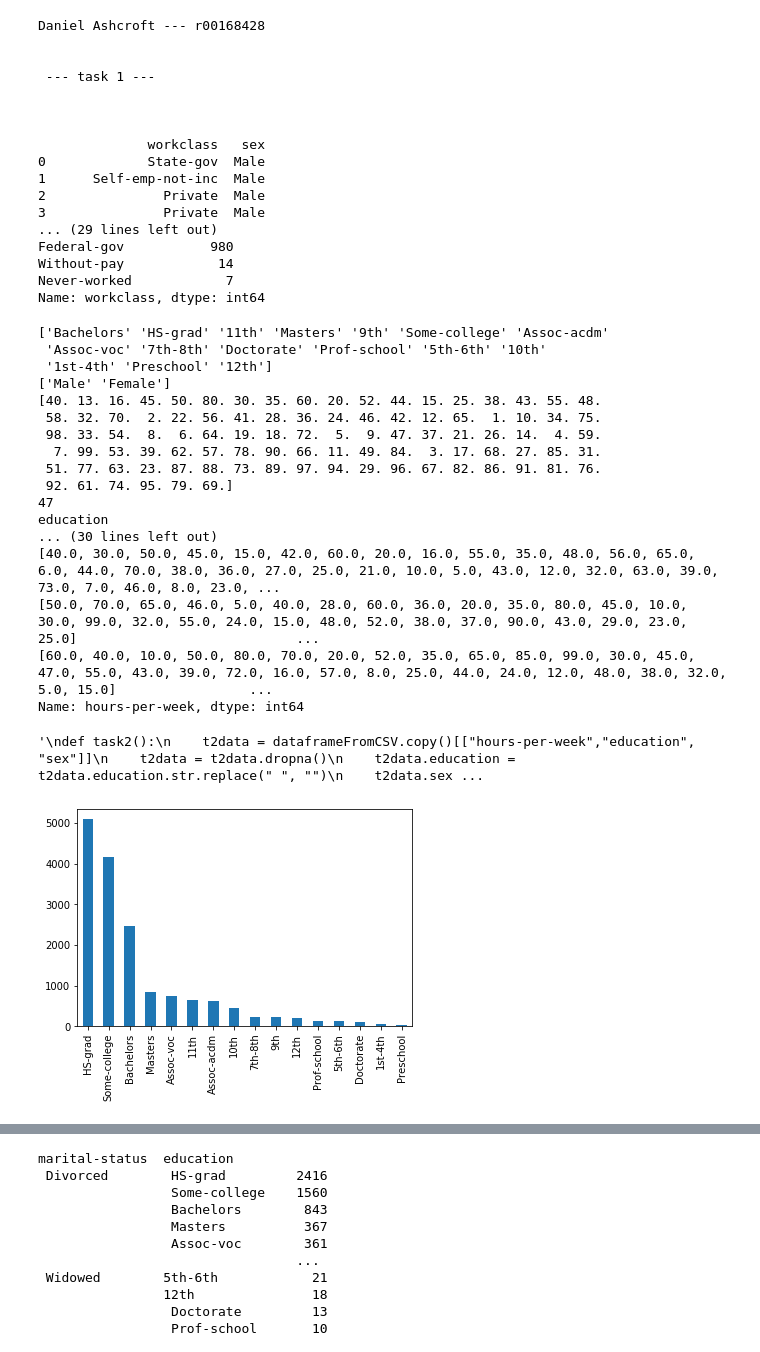
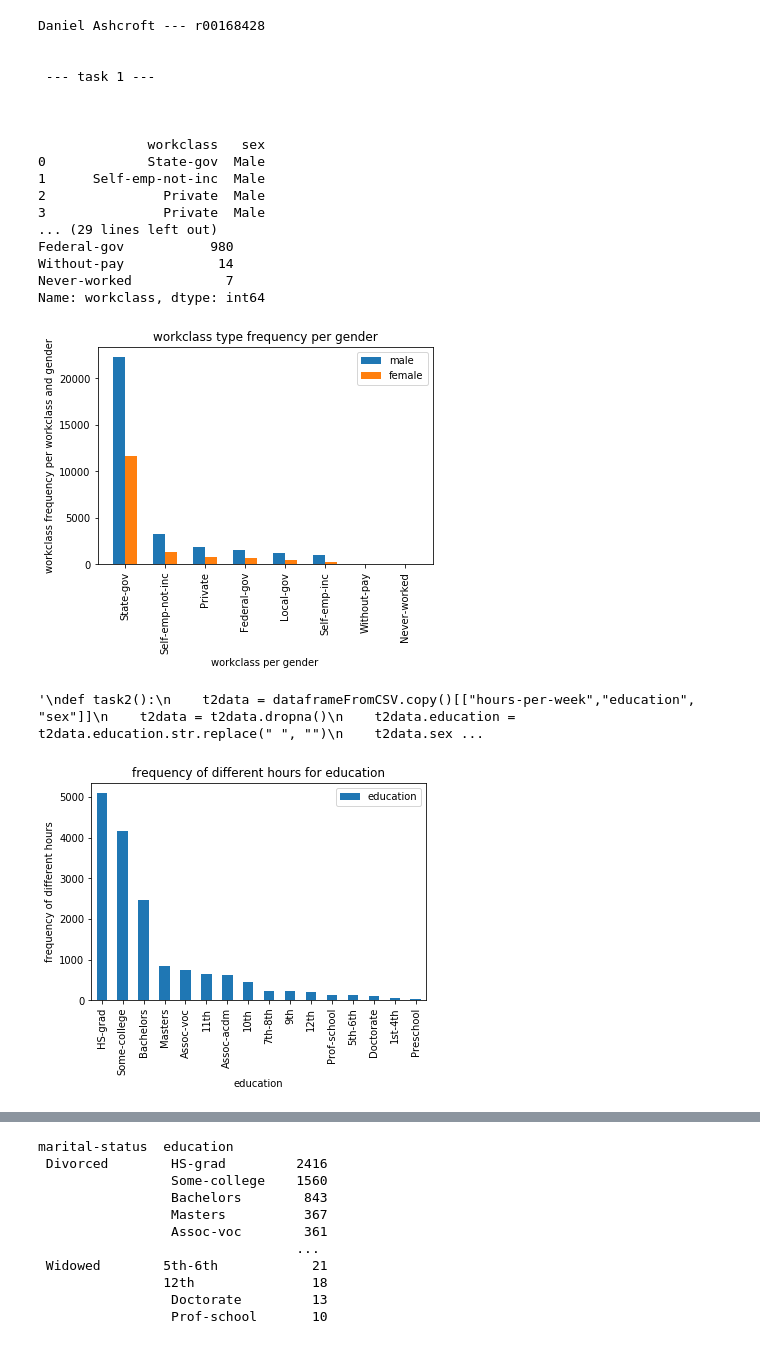
Before and after one commit to DandDevy/dataAnalyticsProject1, a Jupyter notebook: project.ipynb, the cells around one changed output, grey strips where cells are left out. Cells and saved outputs as stored; diff of their text form; code cells hidden in the pictures.

```diff
--- a/project.ipynb
+++ b/project.ipynb
@@ -26,6 +26,9 @@ WORK_PLACE_VALUE_TYPE = []
 
 print("Daniel Ashcroft --- r00168428")
 def task1():
+    """
+    This is a bar chart representing the workclass freqency per workclass per gender
+    """
     print("\n\n --- task 1 ---\n\n\n")
 
     data = dataframeFromCSV.copy()[["workclass", "sex"]]
@@ -99,24 +102,32 @@ Federal-gov           980
 Without-pay            14
 Never-worked            7
 Name: workclass, dtype: int64
+[figure, added]
 # %%
 def task2():
+    """
+    This is a bar chart for the different frequencies of hours for each education
+    """
     t2data = dataframeFromCSV.copy()[["hours-per-week","education", "sex"]]
     t2data = t2data.dropna()
     t2data.education = t2data.education.str.replace(" ", "")
     t2data.sex = t2data.sex.str.replace(" ", "")
-    print(t2data.education.unique())
-    print(t2data.sex.unique())
-    print(t2data["hours-per-week"].unique())
+#     print(t2data.education.unique())
+#     print(t2data.sex.unique())
+#     print(t2data["hours-per-week"].unique())
     t2data = t2data[t2data["sex"] != "Male"]
 #     print(t2data["hours-per-week"].value_counts())
     t2edu_Masters = t2data[t2data["education"] == "Masters"]
-    print(len(t2edu_Masters["hours-per-week"].unique()))
+#     print(len(t2edu_Masters["hours-per-week"].unique()))
     t2data_grped_edu = t2data.groupby(["education"])
-    print(t2data_grped_edu["hours-per-week"].unique())
-    print(t2data_grped_edu["hours-per-week"].unique().value_counts())
-
+#     print(t2data_grped_edu["hours-per-week"].unique())
+#     print(t2data_grped_edu["hours-per-week"].unique().value_counts())
+    fig, ax = plt.subplots()
     t2data["education"].value_counts().plot(kind='bar')
+    ax.set_xlabel('education')
+    ax.set_ylabel('frequency of different hours')
+    ax.set_title('frequency of different hours for education')
+    ax.legend(["education"])
 #     print(t2data)
 #     t2data2 = t2data.dropna()
 #     print(t2data.head(32562))
@@ -167,51 +178,34 @@ def task2():
 #     print(t2data_grped_edu["hours-per-week"].unique().count())
 #     print(t2data_grped_edu["hours-per-week"].unique().count())
 
     t2data_grped_edu["hours-per-week"].value_counts().plot()
     t2data["education"].value_counts().plot(kind='bar')
 #     print(t2data)
 #     t2data2 = t2data.dropna()
 #     print(t2data.head(32562))
 #     print(t2data.columns)
 #     print(t2data.head(3))
 #     t2data3 = t2data.drop(0)
 #     print(t2data3.head(3))
 #     for i in range(len(t2data["hours-per-week"])):
 #         value = t2data["education"][i]
 #         if type(value) !=str:
 #             t2data2 = t2data.drop(i)
 # #             del t2data[i]
 #     print(t2data2.head(32562))
 #     df = t2data2.groupby(["education","sex"])
 
 # #     df.drop(32561)
 #     print("df.head(32562):\n",df.head(32562))
 #     plt.plot(t2data2["hours-per-week"],t2data2["sex"])
 #     df.plot()
 #     print(t2data)
 
 
 task2()
 """
 # %% [output]
-['Bachelors' 'HS-grad' '11th' 'Masters' '9th' 'Some-college' 'Assoc-acdm'
- 'Assoc-voc' '7th-8th' 'Doctorate' 'Prof-school' '5th-6th' '10th'
- '1st-4th' 'Preschool' '12th']
-['Male' 'Female']
-[40. 13. 16. 45. 50. 80. 30. 35. 60. 20. 52. 44. 15. 25. 38. 43. 55. 48.
- 58. 32. 70.  2. 22. 56. 41. 28. 36. 24. 46. 42. 12. 65.  1. 10. 34. 75.
- 98. 33. 54.  8.  6. 64. 19. 18. 72.  5.  9. 47. 37. 21. 26. 14.  4. 59.
-  7. 99. 53. 39. 62. 57. 78. 90. 66. 11. 49. 84.  3. 17. 68. 27. 85. 31.
- 51. 77. 63. 23. 87. 88. 73. 89. 97. 94. 29. 96. 67. 82. 86. 91. 81. 76.
- 92. 61. 74. 95. 79. 69.]
-47
-education
-... (30 lines left out)
-[40.0, 30.0, 50.0, 45.0, 15.0, 42.0, 60.0, 20.0, 16.0, 55.0, 35.0, 48.0, 56.0, 65.0, 6.0, 44.0, 70.0, 38.0, 36.0, 27.0, 25.0, 21.0, 10.0, 5.0, 43.0, 12.0, 32.0, 63.0, 39.0, 73.0, 7.0, 46.0, 8.0, 23.0, ...
-[50.0, 70.0, 65.0, 46.0, 5.0, 40.0, 28.0, 60.0, 36.0, 20.0, 35.0, 80.0, 45.0, 10.0, 30.0, 99.0, 32.0, 55.0, 24.0, 15.0, 48.0, 52.0, 38.0, 37.0, 90.0, 43.0, 29.0, 23.0, 25.0]                            ...
-[60.0, 40.0, 10.0, 50.0, 80.0, 70.0, 20.0, 52.0, 35.0, 65.0, 85.0, 99.0, 30.0, 45.0, 47.0, 55.0, 43.0, 39.0, 72.0, 16.0, 57.0, 8.0, 25.0, 44.0, 24.0, 12.0, 48.0, 38.0, 32.0, 5.0, 15.0]                 ...
-Name: hours-per-week, dtype: int64
+'\ndef task2():\n    t2data = dataframeFromCSV.copy()[["hours-per-week","education", "sex"]]\n    t2data = t2data.dropna()\n    t2data.education = t2data.education.str.replace(" ", "")\n    t2data.sex ...
-'\ndef task2():\n    t2data = dataframeFromCSV.copy()[["hours-per-week","education", "sex"]]\n    t2data = t2data.dropna()\n    t2data.education = t2data.education.str.replace(" ", "")\n    t2data.sex ...
-[figure, old version]
+[figure, new version]
 # %%
 def task3():
```
Also changed, not shown: parts of 10 cells of this notebook.
